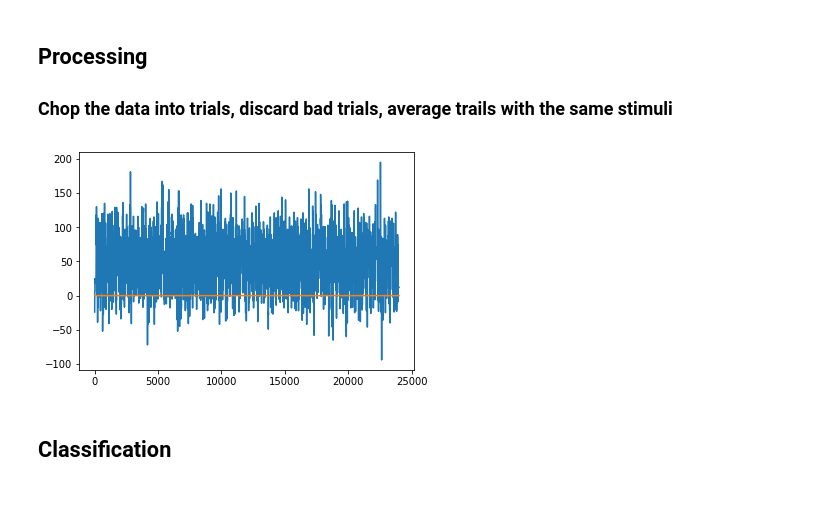
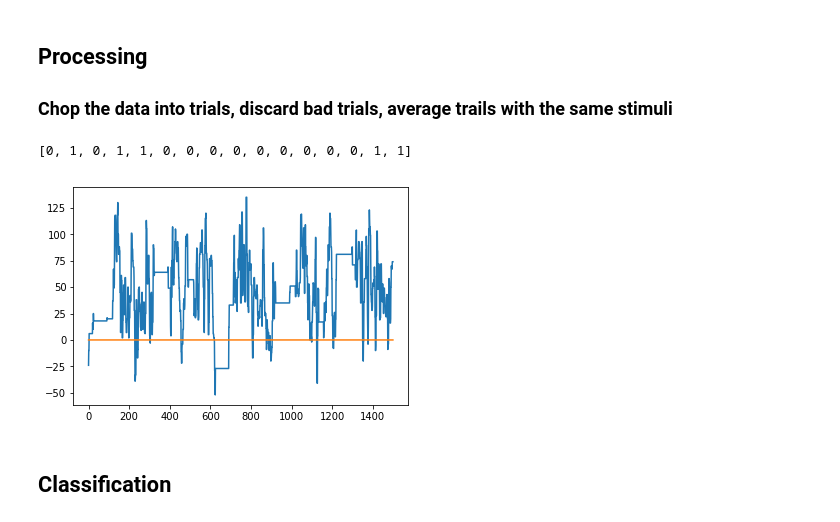
Before and after one commit to rarerare/BCI_speller, a Jupyter notebook: Raw Signal Processing.ipynb, the cells around one changed output. Saved outputs shown, nothing was run; the diff lists cells and outputs as text; code cells hidden in the pictures.

Commit message:
getLabel

```diff
--- a/Raw Signal Processing.ipynb
+++ b/Raw Signal Processing.ipynb
@@ -73,25 +73,38 @@ def bad_connection_identifier(stimuli_per_trial,num_of_trials, connection_qualit
 # %%
 f="signal_data\signal03_11_2019__10_57_39.txt" #signal data
 g="stimuli_data\stimuli03_11_2019__10_57_39.txt" #stimuli stamp
 
 #signalFile format: (outputlevel, timestamp, quality)
 #stimuliFile format: (pictureIndex,condition,timestamp)
-#output format:
-def sync( signalFile, stimuliFile, scope): #scope is how much
+#output format: 2d tuple with each elment as a sample, each sample a point of signalFile format
+def sync( signalFile, stimuliFile, scope):
     f=parse_file(signalFile)
     g=parse_file(stimuliFile)
     out=[]
+    temp=[]
     for i in g:
-        #out.append(g[counter])
+        temp=[]
         for j in f:
             if j[1]>i[2] and j[1]<i[2]+scope:
-                out.append(j)
+                temp.append(j)
+        out.append(temp)
+    return out
 
-    return out
 #Test
 res=sync(f,g,1.5)
-plotData(res)
+plotData(res[0])
+
+def getLabel(stimuliFile):
+    out=[]
+    g=parse_file(stimuliFile)
+    for x in g:
+       out.append(int(x[1]))
+    return out
+
+#Test
+print(getLabel(g))
 # %% [output]
+[0, 1, 0, 1, 1, 0, 0, 0, 0, 0, 0, 0, 0, 0, 1, 1]
-[figure, old version]
+[figure, new version]
 # %% [markdown]
 ## Classification
```
Also changed, not shown: 2 other files.
